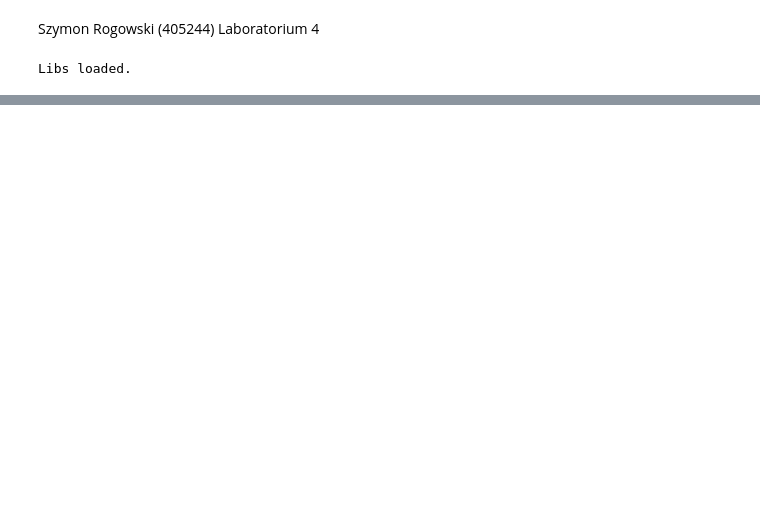
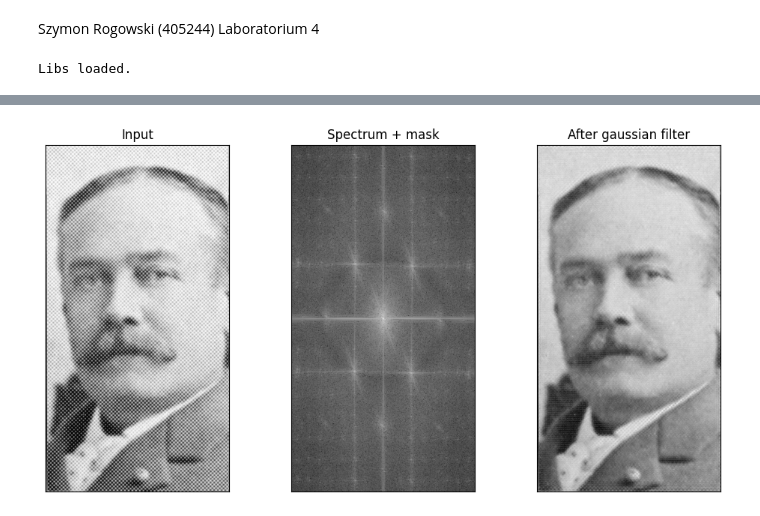
Before and after one commit to PsimonL/ImageProcessing, a Jupyter notebook: Lab5/main.ipynb, the cells around one changed output, grey strips where cells are left out. Drawn from its saved outputs; the diff is of its cells as text; code cells hidden in the pictures; blank space fills up the shorter version.

```diff
--- a/Lab5/main.ipynb
+++ b/Lab5/main.ipynb
@@ -47,0 +79,43 @@ process_and_plot_diff(original_image, num_images_to_average, mean, std_dev1)
+# %%
+image_moon_path = "images/moon.png"
+image_moon = cv2.imread(image_moon_path, cv2.IMREAD_GRAYSCALE)
+image_face_path = "images/face.jpg"
+image_face = cv2.imread(image_face_path, cv2.IMREAD_GRAYSCALE)
+# %%
+def generate_gaussian_frequency_filter(shape, w, radius_list):
+    u, v = np.arange(-shape[1]//2, shape[1]//2),  np.arange(-shape[0]//2, shape[0]//2)
+    U, V = np.meshgrid(u, v)
+    D = np.sqrt(U**2 + V**2)
+    H = 1
+    for radius in radius_list:
+        H_helper = 1 - np.exp(-0.5 * (((D**2 - radius**2) / (D * w)) ** 2))
+        H *= H_helper
+    return H
+
+def apply_filter(img, width, radius_list):
+    f_img = np.fft.fft2(img)
+    f_shift = np.fft.fftshift(f_img)
+    r, c = img.shape
+    filter = generate_gaussian_frequency_filter((r, c), width, radius_list)
+
+    f_result = f_shift * filter
+    result_image = np.abs(np.fft.ifft2(np.fft.ifftshift(f_result)))
+
+    plt.figure(figsize=(12, 6))
+
+    plt.subplot(131), plt.imshow(img, cmap='gray')
+    plt.title('Input'), plt.xticks([]), plt.yticks([])
+
+    plt.subplot(132), plt.imshow(np.log(np.abs(f_shift) + 1) + np.log(np.abs(filter) + 1), cmap='gray')
+    plt.title('Spectrum + mask'), plt.xticks([]), plt.yticks([])
+
+    plt.subplot(133), plt.imshow(result_image, cmap='gray')
+    plt.title('After gaussian filter'), plt.xticks([]), plt.yticks([])
+
+    plt.show()
+# %%
+width = 22
+radius_list = [105]
+apply_filter(image_face, width, radius_list)
+# %% [output]
+[figure, added]
```
Also changed, not shown: parts of 12 cells of this notebook, 4 other files.
